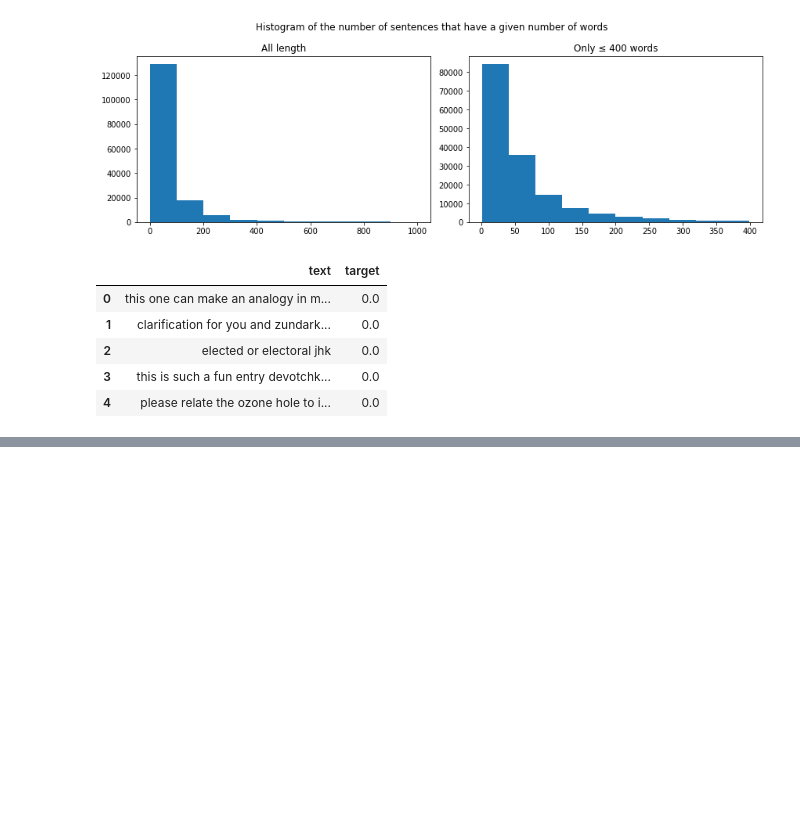
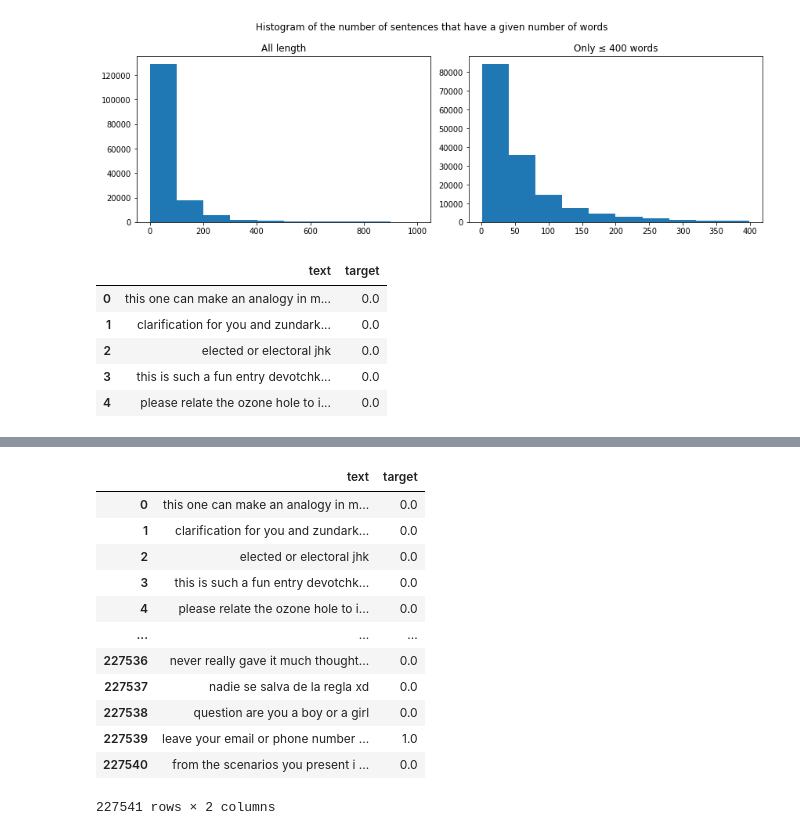
Before and after one commit to juanpedrobesenyi/cyberbullying, a Jupyter notebook: notebooks/pjcopado/data_cleaning.ipynb, the cells around one changed output, grey strips where cells are left out. Drawn from its saved outputs; the diff is of its cells as text; code cells hidden in the pictures; blank space fills up the shorter version.

```diff
--- a/notebooks/pjcopado/data_cleaning.ipynb
+++ b/notebooks/pjcopado/data_cleaning.ipynb
@@ -293,0 +311,20 @@ df.to_csv(f'../../cyberbullying/data/lem_all_df.csv', index=False)
+# %%
+dat = Data()
+# %%
+dat2 = dat.get_data()
+# %%
+dat2
+# %% [output]
+|  | text | target |
+| 0 | this one can make an analogy in m... | 0.0 |
+| 1 | clarification for you and zundark... | 0.0 |
+| 2 | elected or electoral jhk | 0.0 |
+| 3 | this is such a fun entry devotchk... | 0.0 |
+| 4 | please relate the ozone hole to i... | 0.0 |
+| ... | ... | ... |
+| 227536 | never really gave it much thought... | 0.0 |
+| 227537 | nadie se salva de la regla xd | 0.0 |
+| 227538 | question are you a boy or a girl | 0.0 |
+| 227539 | leave your email or phone number ... | 1.0 |
+| 227540 | from the scenarios you present i ... | 0.0 |
+227541 rows × 2 columns
```
Also changed, not shown: parts of 11 cells of this notebook, 6 other files.
